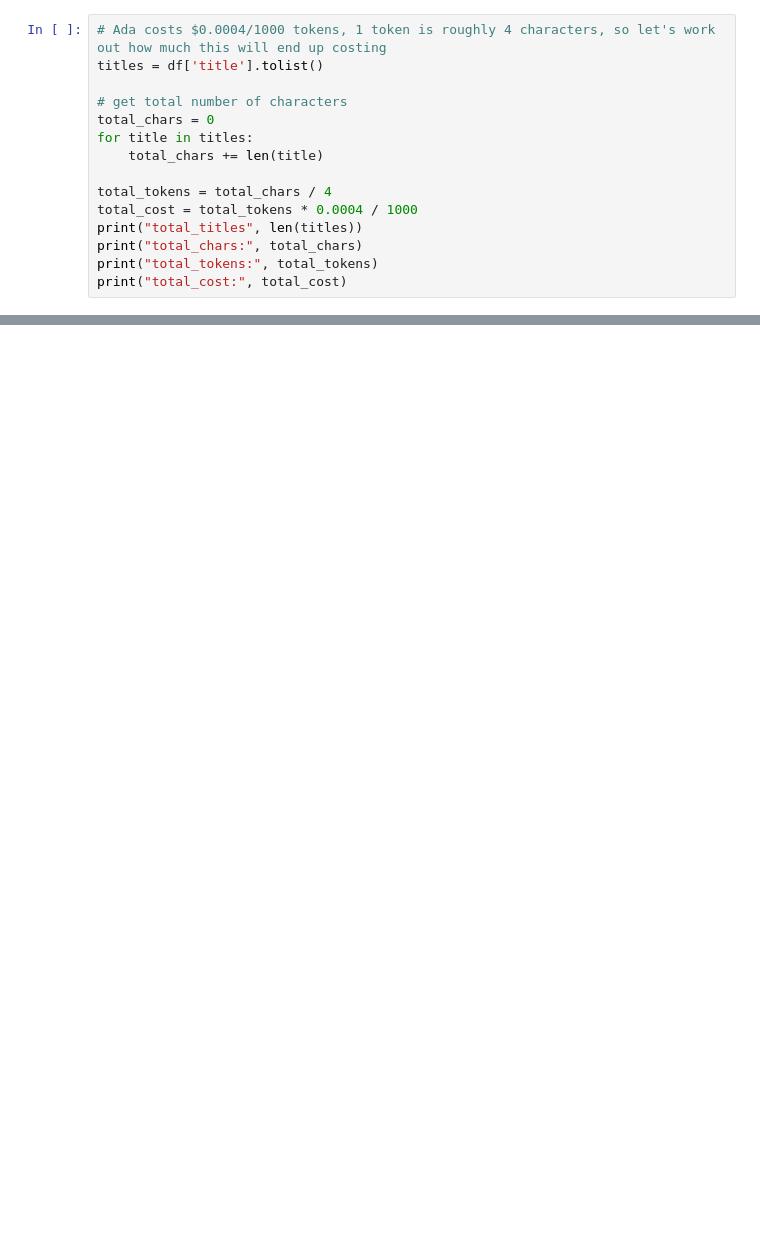
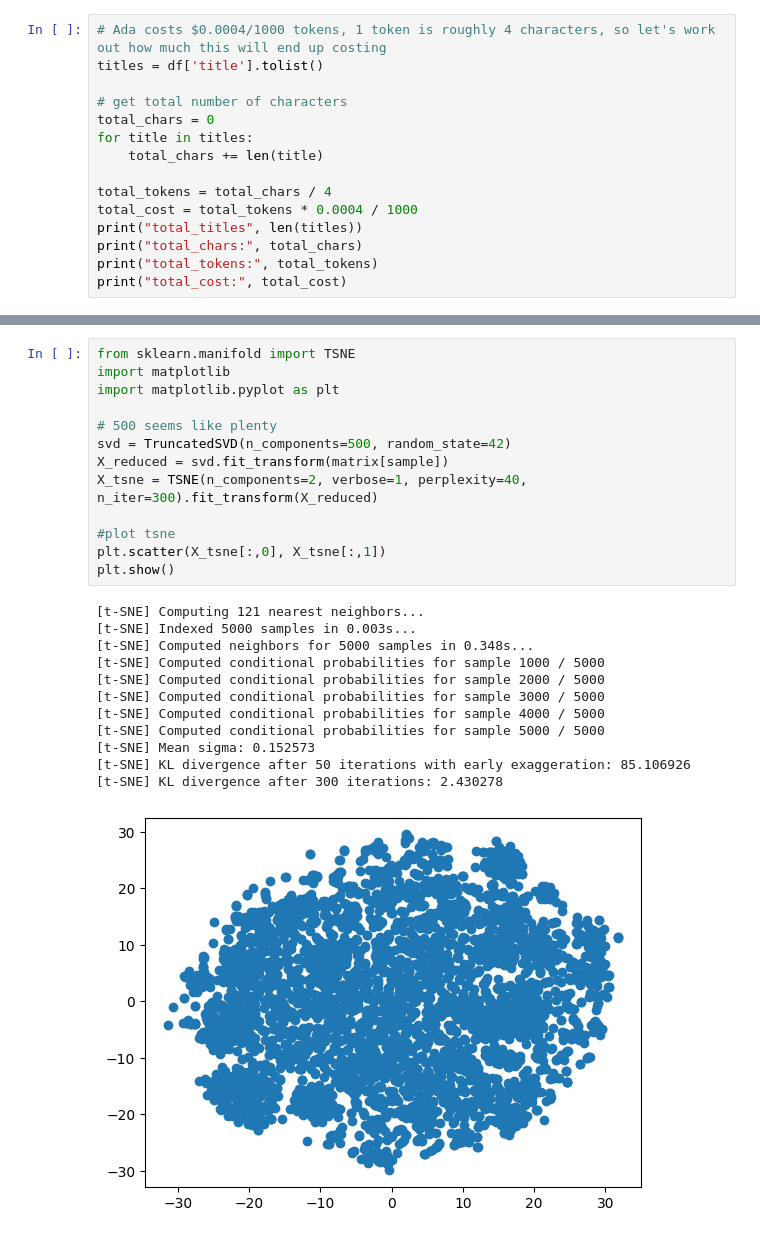
Before and after one commit to Lyncht98/riverstone-nlp-test, a Jupyter notebook: request-1.ipynb, the cells around one changed output, grey strips where cells are left out. Saved outputs shown, nothing was run; the diff lists cells and outputs as text; blank space fills up the shorter version.

```diff
--- a/request-1.ipynb
+++ b/request-1.ipynb
@@ -236,0 +394,26 @@ AttributeError: 'DataFrameGroupBy' object has no attribute 'Score'
+# %%
+from sklearn.manifold import TSNE
+import matplotlib
+import matplotlib.pyplot as plt
+
+# 500 seems like plenty
+svd = TruncatedSVD(n_components=500, random_state=42)
+X_reduced = svd.fit_transform(matrix[sample])
+X_tsne = TSNE(n_components=2, verbose=1, perplexity=40, n_iter=300).fit_transform(X_reduced)
+
+#plot tsne
+plt.scatter(X_tsne[:,0], X_tsne[:,1])
+plt.show()
+# %% [output]
+[t-SNE] Computing 121 nearest neighbors...
+[t-SNE] Indexed 5000 samples in 0.003s...
+[t-SNE] Computed neighbors for 5000 samples in 0.348s...
+[t-SNE] Computed conditional probabilities for sample 1000 / 5000
+[t-SNE] Computed conditional probabilities for sample 2000 / 5000
+[t-SNE] Computed conditional probabilities for sample 3000 / 5000
+[t-SNE] Computed conditional probabilities for sample 4000 / 5000
+[t-SNE] Computed conditional probabilities for sample 5000 / 5000
+[t-SNE] Mean sigma: 0.152573
+[t-SNE] KL divergence after 50 iterations with early exaggeration: 85.106926
+[t-SNE] KL divergence after 300 iterations: 2.430278
+[figure, added]
```
Also changed, not shown: parts of 34 cells of this notebook.
